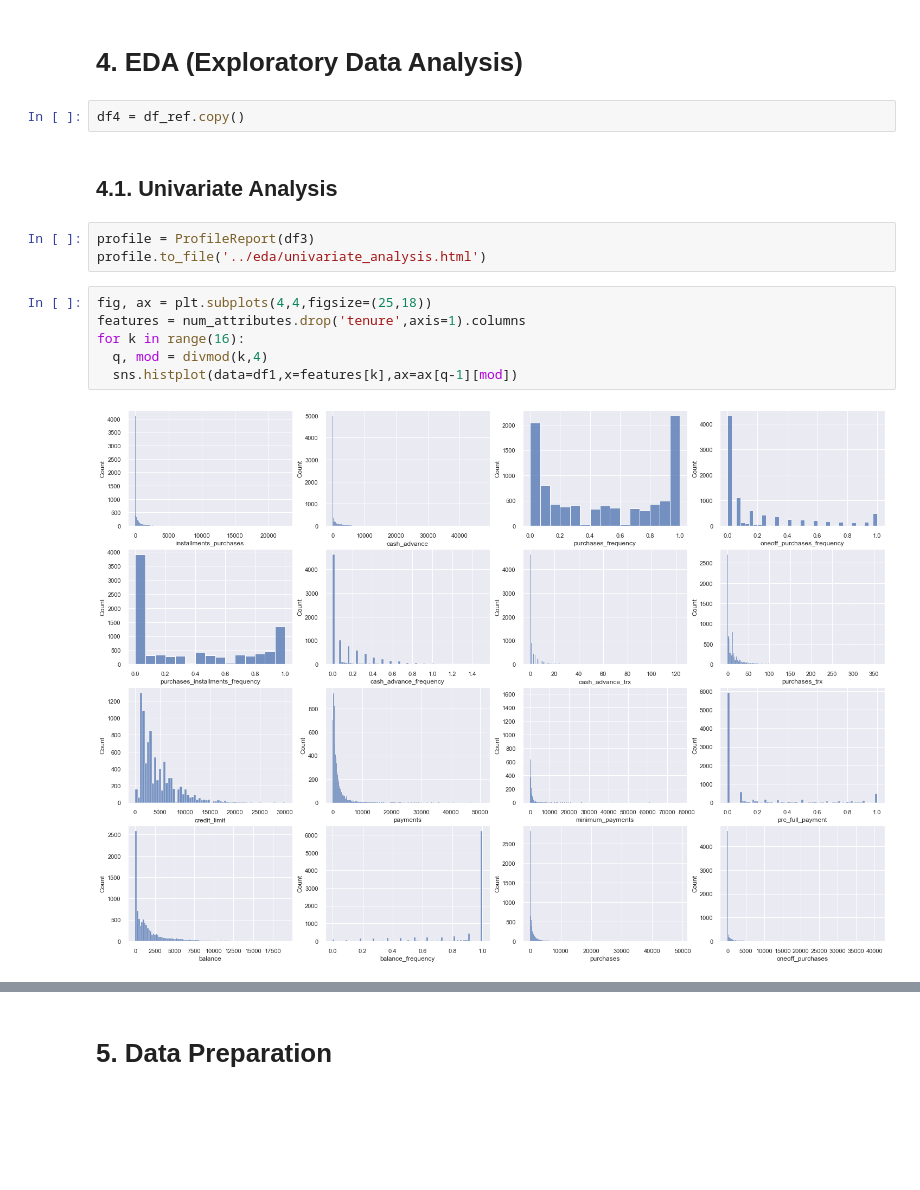
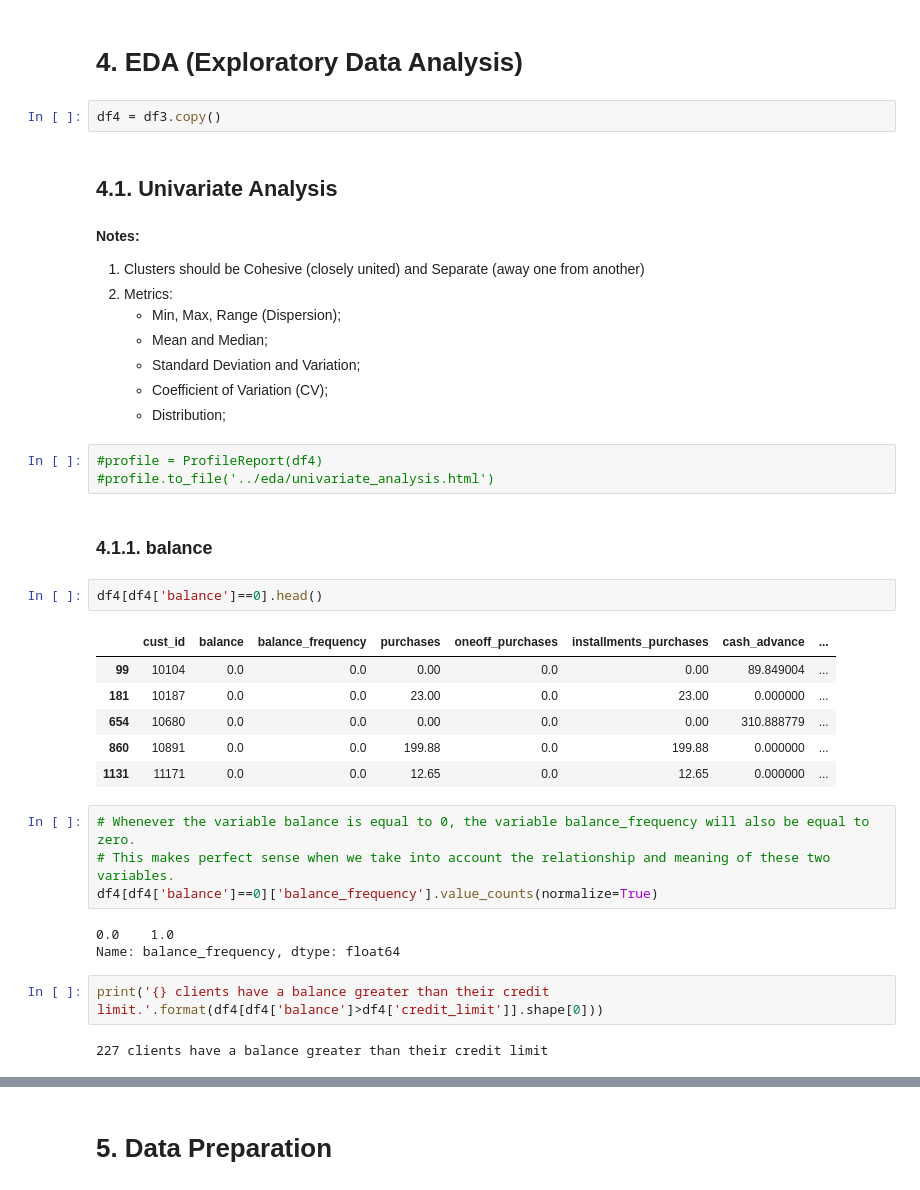
Before and after one commit to Matheus-Homem/international_bank_marketing, a Jupyter notebook: notebooks/c4_exploratory_data_analysis.ipynb, the cells around one changed output, grey strips where cells are left out. Drawn from its saved outputs; the diff is of its cells as text; blank space fills up the shorter version.

```diff
--- a/notebooks/c4_exploratory_data_analysis.ipynb
+++ b/notebooks/c4_exploratory_data_analysis.ipynb
@@ -230,17 +236,40 @@ df_ref.sample(5).T
 # %% [markdown]
 # 4. EDA (Exploratory Data Analysis)
 # %%
-df4 = df_ref.copy()
+df4 = df3.copy()
 # %% [markdown]
 ## 4.1. Univariate Analysis
+# %% [markdown]
+**Notes:**
+1. Clusters should be Cohesive (closely united) and Separate (away one from another)
+2. Metrics:
+    - Min, Max, Range (Dispersion);
+    - Mean and Median;
+    - Standard Deviation and Variation;
+    - Coefficient of Variation (CV);
+    - Distribution;
 # %%
-profile = ProfileReport(df3)
-profile.to_file('../eda/univariate_analysis.html')
+#profile = ProfileReport(df4)
+#profile.to_file('../eda/univariate_analysis.html')
-# %%
-fig, ax = plt.subplots(4,4,figsize=(25,18))
-features = num_attributes.drop('tenure',axis=1).columns
-for k in range(16):
-  q, mod = divmod(k,4)
-  sns.histplot(data=df1,x=features[k],ax=ax[q-1][mod])
-# %% [output]
-[figure, removed]
+# %% [markdown]
+### 4.1.1. balance
+# %%
+df4[df4['balance']==0].head()
+# %% [output]
+|  | cust_id | balance | balance_frequency | purchases | oneoff_purchases | installments_purchases | cash_advance | ... |
+| 99 | 10104 | 0.0 | 0.0 | 0.00 | 0.0 | 0.00 | 89.849004 | ... |
+| 181 | 10187 | 0.0 | 0.0 | 23.00 | 0.0 | 23.00 | 0.000000 | ... |
+| 654 | 10680 | 0.0 | 0.0 | 0.00 | 0.0 | 0.00 | 310.888779 | ... |
+| 860 | 10891 | 0.0 | 0.0 | 199.88 | 0.0 | 199.88 | 0.000000 | ... |
+| 1131 | 11171 | 0.0 | 0.0 | 12.65 | 0.0 | 12.65 | 0.000000 | ... |
+# %%
+# Whenever the variable balance is equal to 0, the variable balance_frequency will also be equal to zero.
+# This makes perfect sense when we take into account the relationship and meaning of these two variables.
+df4[df4['balance']==0]['balance_frequency'].value_counts(normalize=True)
+# %% [output]
+0.0    1.0
+Name: balance_frequency, dtype: float64
+# %%
+print('{} clients have a balance greater than their credit limit.'.format(df4[df4['balance']>df4['credit_limit']].shape[0]))
+# %% [output]
+227 clients have a balance greater than their credit limit
```
Also changed, not shown: parts of 29 cells of this notebook.
